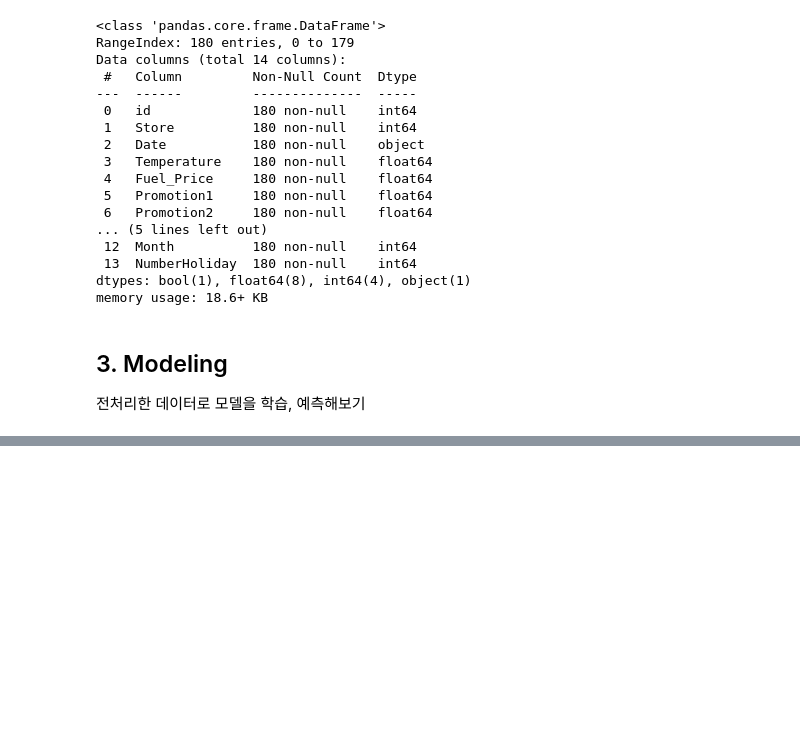
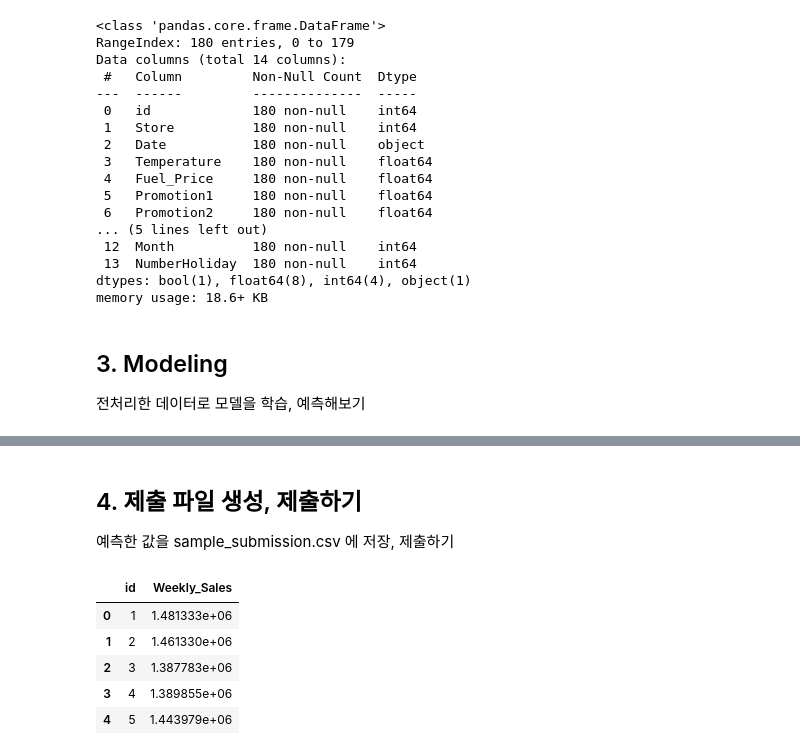
Before and after one commit to seoyeon1/DACON-BASIC, a Jupyter notebook: Sales Prediction(each Shopping Mall).ipynb, the cells around one changed output, grey strips where cells are left out. Saved outputs shown, nothing was run; the diff lists cells and outputs as text; code cells hidden in the pictures; blank space fills up the shorter version.

```diff
--- a/Sales Prediction(each Shopping Mall).ipynb
+++ b/Sales Prediction(each Shopping Mall).ipynb
@@ -308,0 +320,5 @@ memory usage: 18.6+ KB
+# %%
+# 모델 선언 : sklearn 패키지 이용
+from sklearn.linear_model import LinearRegression
+
+model = LinearRegression()
@@ -308,0 +328,16 @@ memory usage: 18.6+ KB
+# %%
+# 1. 분석에 필요 없는 칼럼 데이터 제거
+train = train.drop(columns=['id'])
+test = test.drop(columns=['id'])
+
+# 2. 전처리 작업 전 칼럼 데이터 제거
+train = train.drop(columns=['Date', 'IsHoliday'])
+test = test.drop(columns=['Date', 'IsHoliday'])
+
+# 3. 기존 train set을 학습용(x)과 예측값(y)으로 분리
+
+x_train = train.drop(columns = ['Weekly_Sales'] )
+y_train = train[['Weekly_Sales']]
+# %%
+# 4. 모델 학습하기
+model.fit(x_train, y_train)
@@ -308,0 +349,4 @@ memory usage: 18.6+ KB
+# %%
+pred = model.predict(test)
+print('예측된 데이터 중 상위 10개 값 확인')
+print(pred[:10])
@@ -308,0 +365,15 @@ memory usage: 18.6+ KB
+# %% [markdown]
+## 4. 제출 파일 생성, 제출하기
+예측한 값을 sample_submission.csv 에 저장, 제출하기
+# %%
+# 예측값을 정답 파일에 저장
+sample_submission['Weekly_Sales'] = pred
+
+sample_submission.head()
+# %% [output]
+|  | id | Weekly_Sales |
+| 0 | 1 | 1.481333e+06 |
+| 1 | 2 | 1.461330e+06 |
+| 2 | 3 | 1.387783e+06 |
+| 3 | 4 | 1.389855e+06 |
+| 4 | 5 | 1.443979e+06 |
```
Also changed, not shown: parts of 6 cells of this notebook, 1 other file.
